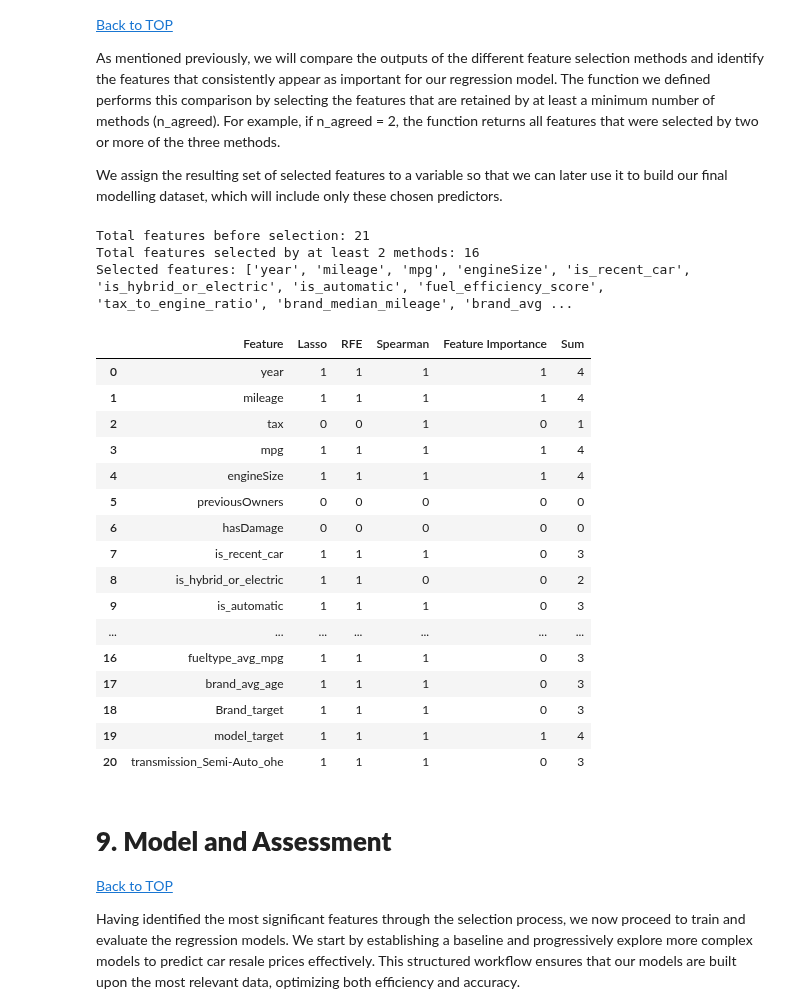
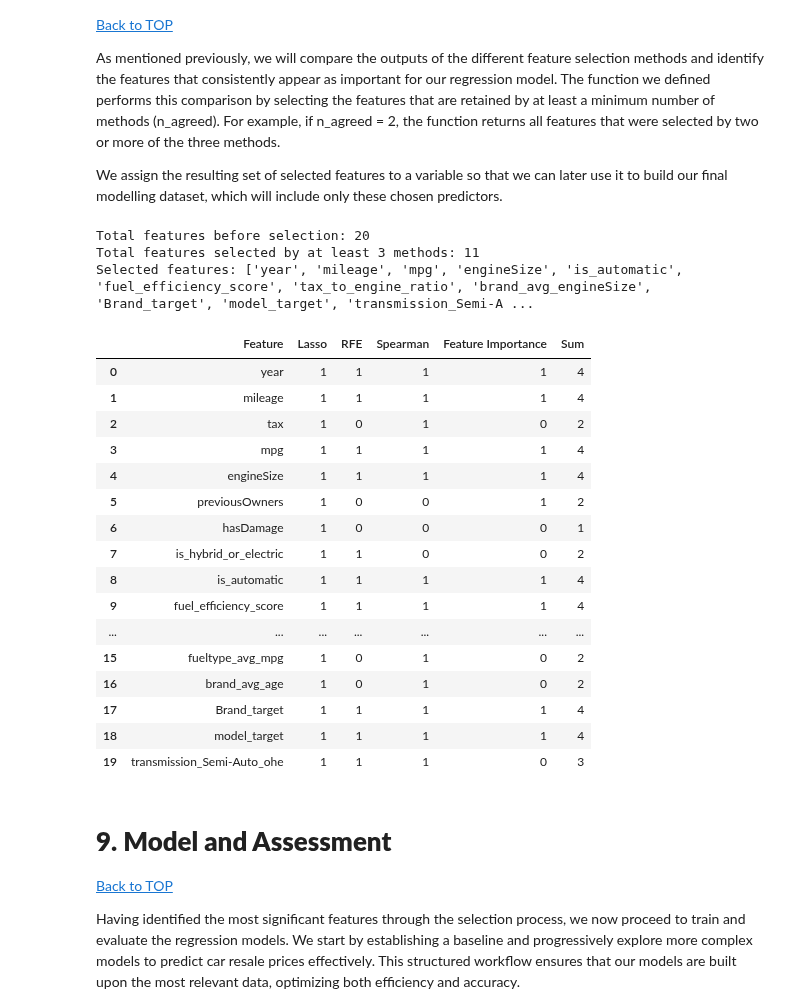
Before and after one commit to mariamiguel720/Machine-Learning-Project-25-26, a Jupyter notebook: ENTREGA FINAL/notebooks/Notebook_Compilado_Maria.ipynb, the cells around one changed output. Drawn from its saved outputs; the diff is of its cells as text; code cells hidden in the pictures.

```diff
--- a/ENTREGA FINAL/notebooks/Notebook_Compilado_Maria.ipynb
+++ b/ENTREGA FINAL/notebooks/Notebook_Compilado_Maria.ipynb
@@ -691,5 +677,5 @@ In this section, we will explore three filter-based techniques to select the fea
 
 This method identifies features that have low or zero variance, which are unlikely to contribute meaningful information to the model, and thus can help to reduce noise and improve efficiency.
 # %%
-fm_1 = apply_variance_filter(X_train, threshold=0.02, return_summary=True)
+fm_1 = apply_variance_filter(X_train, threshold=0.1, return_summary=True)
 # %% [output]
@@ -712,5 +697,5 @@ len(fm_1)
 
 We use correlation measures to identify highly correlated features. Removing redundant features helps reduce multicollinearity and simplifies the dataset, making the model more efficient and easier to interpret.
 # %%
-fm_2 = remove_highly_correlated_features(X_train[fm_1], threshold=0.85, return_summary=True)
+fm_2 = remove_highly_correlated_features(X_train[fm_1], threshold=0.8, return_summary=True)
 # %% [output]
@@ -799,5 +784,5 @@ Now, we use an embedded method to select features based on their contribution to
 
 Lasso is a linear regression method that incorporates L1 regularisation to constrain the model’s coefficients. This penalty forces some coefficients to shrink exactly to zero, which means that Lasso performs feature selection as part of the training process. By using this method, we can also define a threshold that helps determine which features should be considered irrelevant when their coefficients are close to zero.
 # %%
-embedded_cols = lasso_selection(X_train[fm_2], y_train, coef_threshold=100, return_summary=True)
+embedded_cols = lasso_selection(X_train[fm_2], y_train, threshold=0.01, return_summary=True)
 # %% [output]
@@ -830,7 +809,7 @@ df_fi['MAE Importance'].sort_values().plot(kind='barh', figsize=(12,6))
 feature_importance_cols = (
     df_fi
     .sort_values('MAE Importance', ascending=False)
-    .head(6)
+    .head(10)
     .index
     .tolist()
 )
@@ -856,26 +839,26 @@ The function we defined performs this comparison by selecting the features that
 We assign the resulting set of selected features to a variable so that we can later use it to build our final modelling dataset, which will include only these chosen predictors.
 # %%
 comparison_feature_selection(X_train[fm_2], filter_cols, wrapped_cols, embedded_cols,
-                                                 feature_importance_cols, n_agreed=2, return_summary=True)[1]
+                                                 feature_importance_cols, n_agreed=3, return_summary=True)[1]
 # %% [output]
-Total features before selection: 21
-Total features selected by at least 2 methods: 16
-Selected features: ['year', 'mileage', 'mpg', 'engineSize', 'is_recent_car', 'is_hybrid_or_electric', 'is_automatic', 'fuel_efficiency_score', 'tax_to_engine_ratio', 'brand_median_mileage', 'brand_avg ...
+Total features before selection: 20
+Total features selected by at least 3 methods: 11
+Selected features: ['year', 'mileage', 'mpg', 'engineSize', 'is_automatic', 'fuel_efficiency_score', 'tax_to_engine_ratio', 'brand_avg_engineSize', 'Brand_target', 'model_target', 'transmission_Semi-A ...
 |  | Feature | Lasso | RFE | Spearman | Feature Importance | Sum |
 | 0 | year | 1 | 1 | 1 | 1 | 4 |
 | 1 | mileage | 1 | 1 | 1 | 1 | 4 |
-| 2 | tax | 0 | 0 | 1 | 0 | 1 |
+| 2 | tax | 1 | 0 | 1 | 0 | 2 |
 | 3 | mpg | 1 | 1 | 1 | 1 | 4 |
 | 4 | engineSize | 1 | 1 | 1 | 1 | 4 |
-| 5 | previousOwners | 0 | 0 | 0 | 0 | 0 |
-| 6 | hasDamage | 0 | 0 | 0 | 0 | 0 |
-| 7 | is_recent_car | 1 | 1 | 1 | 0 | 3 |
-| 8 | is_hybrid_or_electric | 1 | 1 | 0 | 0 | 2 |
-| 9 | is_automatic | 1 | 1 | 1 | 0 | 3 |
+| 5 | previousOwners | 1 | 0 | 0 | 1 | 2 |
+| 6 | hasDamage | 1 | 0 | 0 | 0 | 1 |
+| 7 | is_hybrid_or_electric | 1 | 1 | 0 | 0 | 2 |
+| 8 | is_automatic | 1 | 1 | 1 | 1 | 4 |
+| 9 | fuel_efficiency_score | 1 | 1 | 1 | 1 | 4 |
 | ... | ... | ... | ... | ... | ... | ... |
-| 16 | fueltype_avg_mpg | 1 | 1 | 1 | 0 | 3 |
-| 17 | brand_avg_age | 1 | 1 | 1 | 0 | 3 |
-| 18 | Brand_target | 1 | 1 | 1 | 0 | 3 |
-| 19 | model_target | 1 | 1 | 1 | 1 | 4 |
-| 20 | transmission_Semi-Auto_ohe | 1 | 1 | 1 | 0 | 3 |
+| 15 | fueltype_avg_mpg | 1 | 0 | 1 | 0 | 2 |
+| 16 | brand_avg_age | 1 | 0 | 1 | 0 | 2 |
+| 17 | Brand_target | 1 | 1 | 1 | 1 | 4 |
+| 18 | model_target | 1 | 1 | 1 | 1 | 4 |
+| 19 | transmission_Semi-Auto_ohe | 1 | 1 | 1 | 0 | 3 |
 # %%
```
Also changed, not shown: parts of 78 cells of this notebook.
